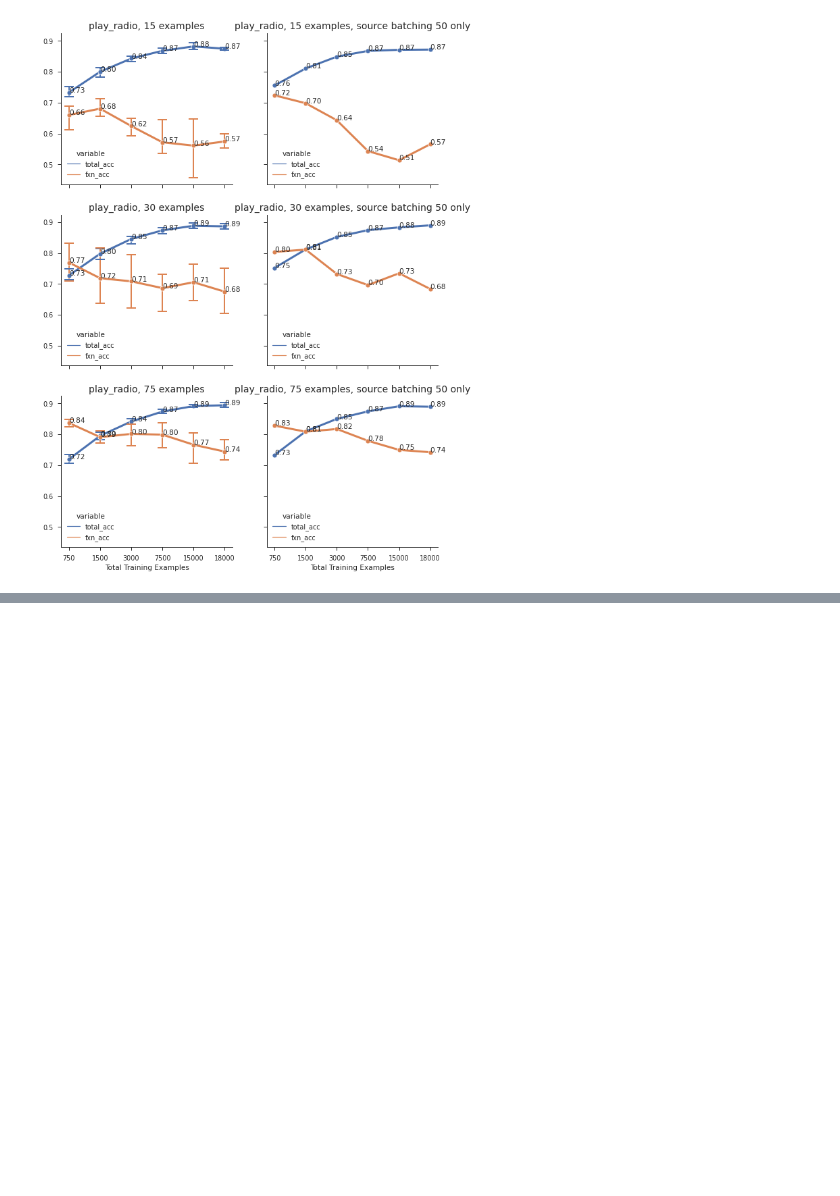
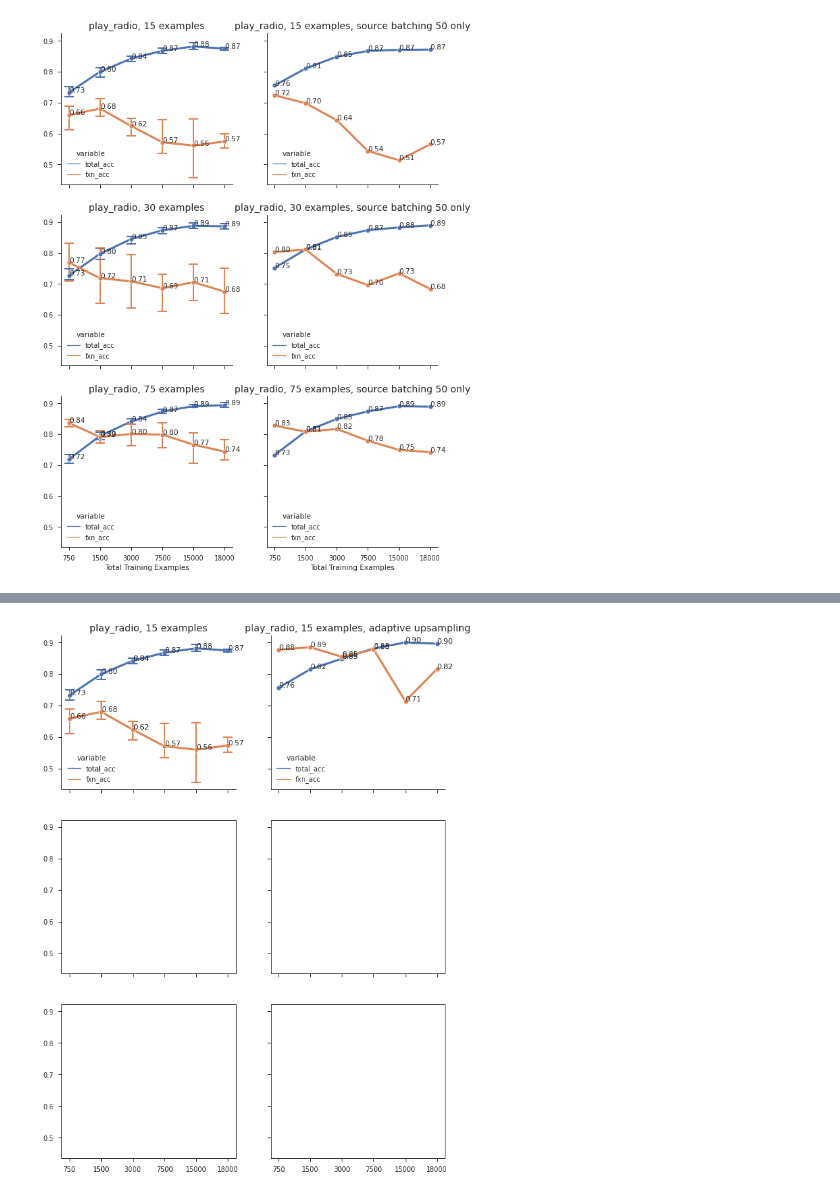
Before and after one commit to esteng/calibration_miso, a Jupyter notebook: intent/plots.ipynb, the cells around one changed output, grey strips where cells are left out. Cells and saved outputs as stored; diff of their text form; code cells hidden in the pictures; blank space fills up the shorter version.

```diff
--- a/intent/plots.ipynb
+++ b/intent/plots.ipynb
@@ -222,0 +223,16 @@ for i in range(len(splits)):
+# %%
+
+
+
+
+
+
+fig, ax = plt.subplots(3, 2, sharex=True, sharey=True, figsize = (10, 14))
+
+# splits = [ 15, 30, 75]
+splits = [15]
+for i in range(len(splits)):
+    plot("/brtx/603-nvme1/estengel/intent/", 50, [12, 31, 64], title = f"play_radio, {splits[i]} examples", fxn_split=splits[i], ax=ax[i,0])
+    plot("/brtx/604-nvme1/estengel/intent_adaptive_factor_0.66/", 50, [12], title = f"play_radio, {splits[i]} examples, adaptive upsampling", fxn_split=splits[i], ax=ax[i,1])
+# %% [output]
+[figure, added]
```
Also changed, not shown: parts of 2 cells of this notebook, 8 other files.
